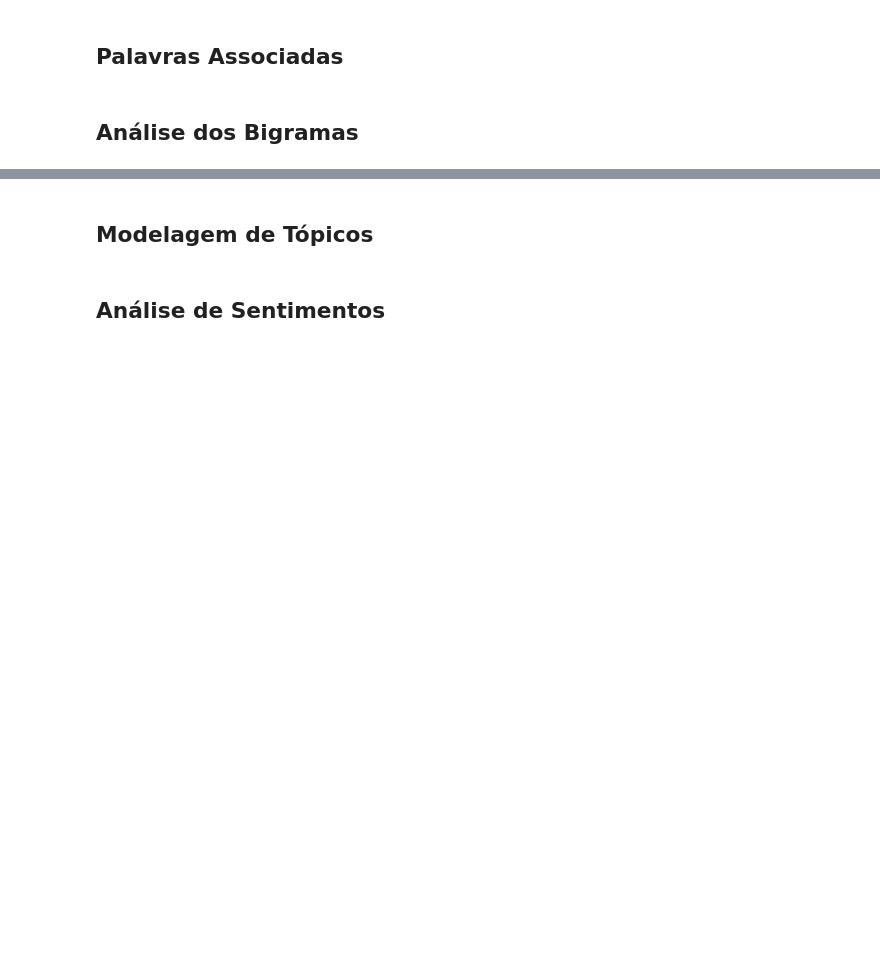
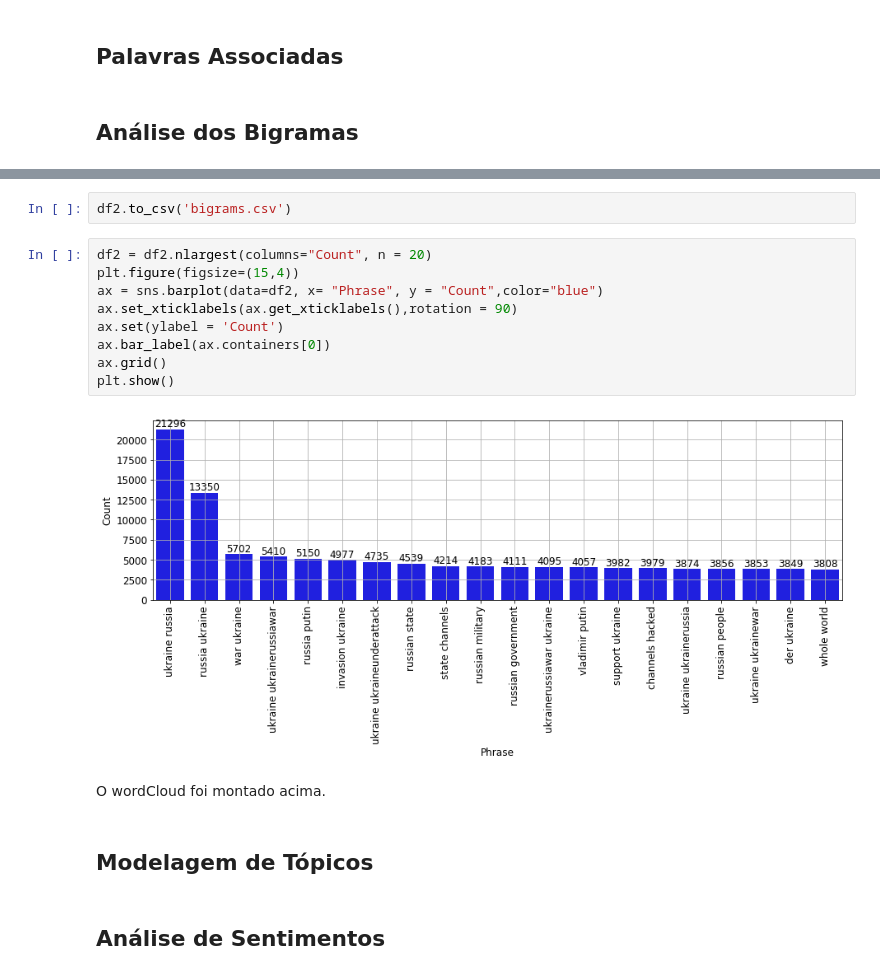
Before and after one commit to morrisgpeter/text-mining-ukraine-russia, a Jupyter notebook: Text mining.ipynb, the cells around one changed output, grey strips where cells are left out. Saved outputs shown, nothing was run; the diff lists cells and outputs as text; blank space fills up the shorter version.

Commit message:
add bigrams graph

```diff
--- a/Text mining.ipynb
+++ b/Text mining.ipynb
@@ -470,3 +475,18 @@ df2.head(3)
+# %%
+df2.to_csv('bigrams.csv')
+# %%
+df2 = df2.nlargest(columns="Count", n = 20)
+plt.figure(figsize=(15,4))
+ax = sns.barplot(data=df2, x= "Phrase", y = "Count",color="blue")
+ax.set_xticklabels(ax.get_xticklabels(),rotation = 90)
+ax.set(ylabel = 'Count')
+ax.bar_label(ax.containers[0])
+ax.grid()
+plt.show()
+# %% [output]
+[figure, added]
+# %% [markdown]
+O wordCloud foi montado acima.
 # %% [markdown]
 ## Modelagem de Tópicos
 # %% [markdown]
```
Also changed, not shown: parts of 1 cell of this notebook, 1 other file.
